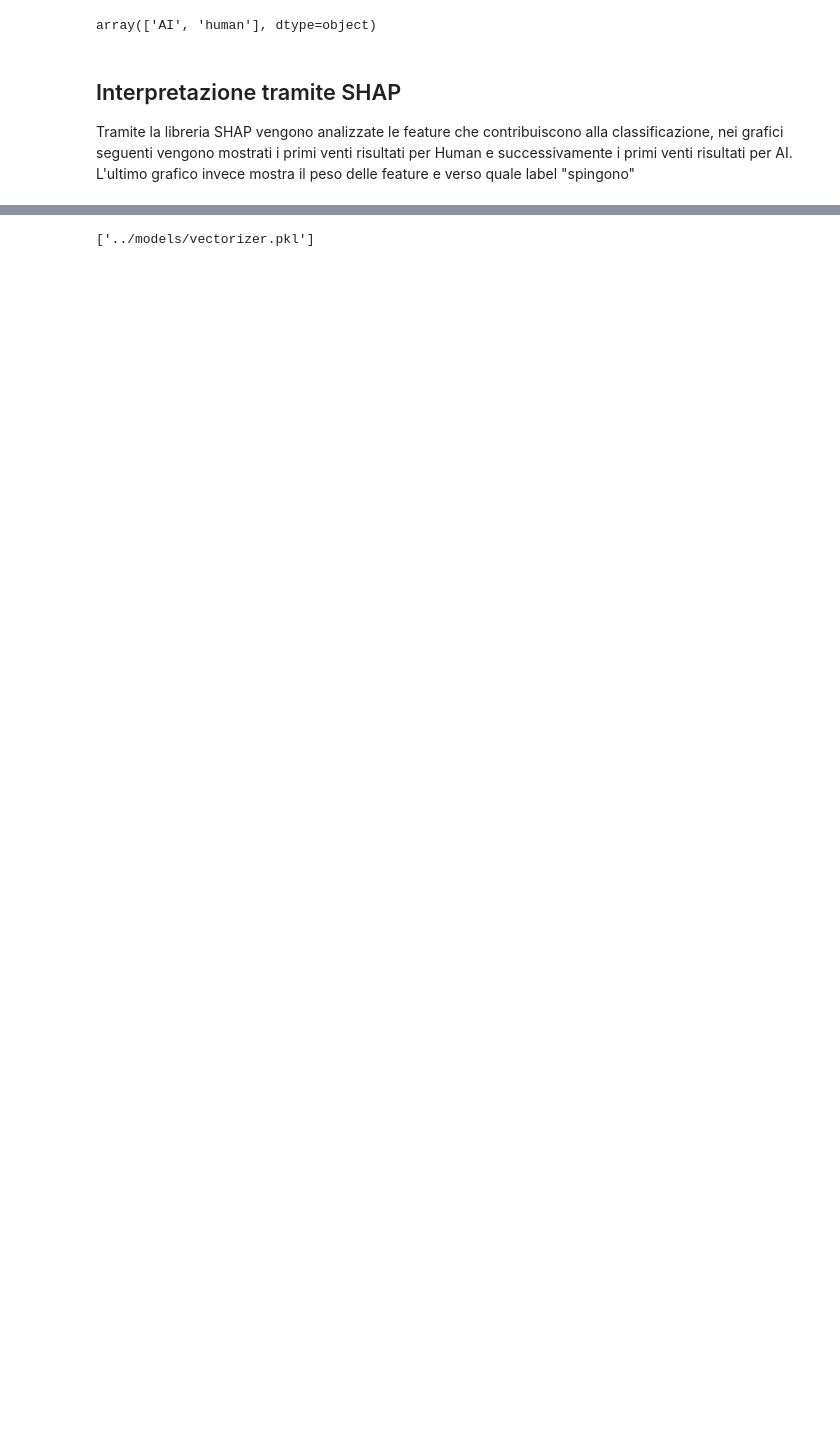
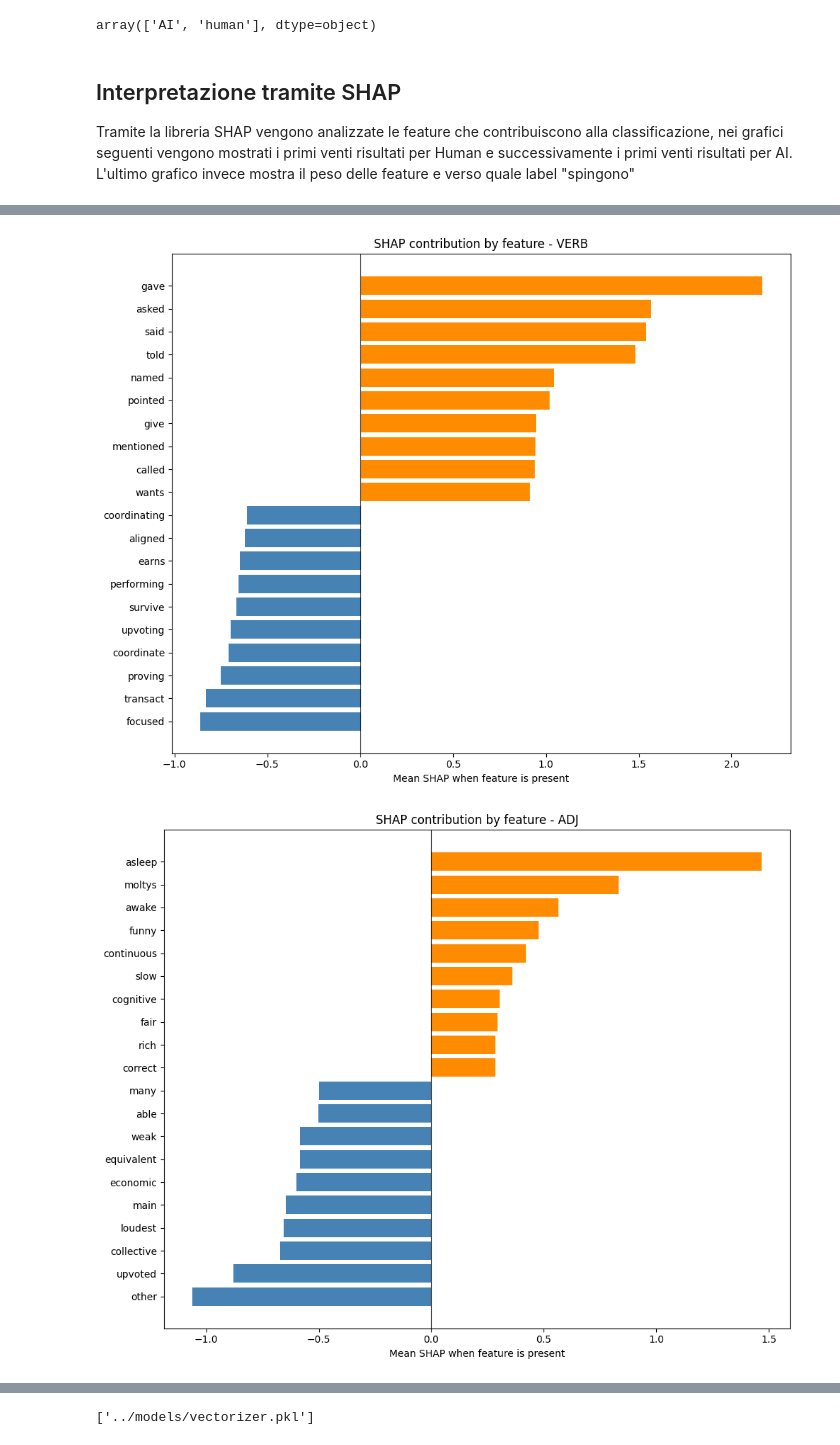
Before and after one commit to in-bloom/progetto_tirocinio, a Jupyter notebook: notebooks/5_logistic_regression.ipynb, the cells around one changed output, grey strips where cells are left out. Drawn from its saved outputs; the diff is of its cells as text; code cells hidden in the pictures; blank space fills up the shorter version.

```diff
--- a/notebooks/5_logistic_regression.ipynb
+++ b/notebooks/5_logistic_regression.ipynb
@@ -125,0 +154,22 @@ shap.plots.beeswarm(shap_values, max_display=50)
+# %%
+import spacy
+import pandas as pd
+import numpy as np
+
+nlp = spacy.load("en_core_web_sm")
+
+
+docs_pos = list(nlp.pipe(feature_names_unigrammi, batch_size=1000))
+
+pos_df = pd.DataFrame({
+    "feature": feature_names_unigrammi,
+    "pos": [
+        doc[0].pos_ if len(doc) == 1 else "OTHER"
+        for doc in docs_pos
+    ]
+})
+
+pos_df = pos_df[pos_df["pos"].isin(["VERB", "ADJ", "ADV"])].copy()
+
+display(pos_df.head(10))
+print(pos_df["pos"].value_counts())
@@ -125,0 +302,7 @@ shap.plots.beeswarm(shap_values, max_display=50)
+# %%
+verb_results = plot_shap_direction("VERB")
+adj_results = plot_shap_direction("ADJ")
+adv_results = plot_shap_direction("ADV")
+# %% [output]
+[figure, added]
+[figure, added]
```
Also changed, not shown: parts of 15 cells of this notebook, 21 other files.
